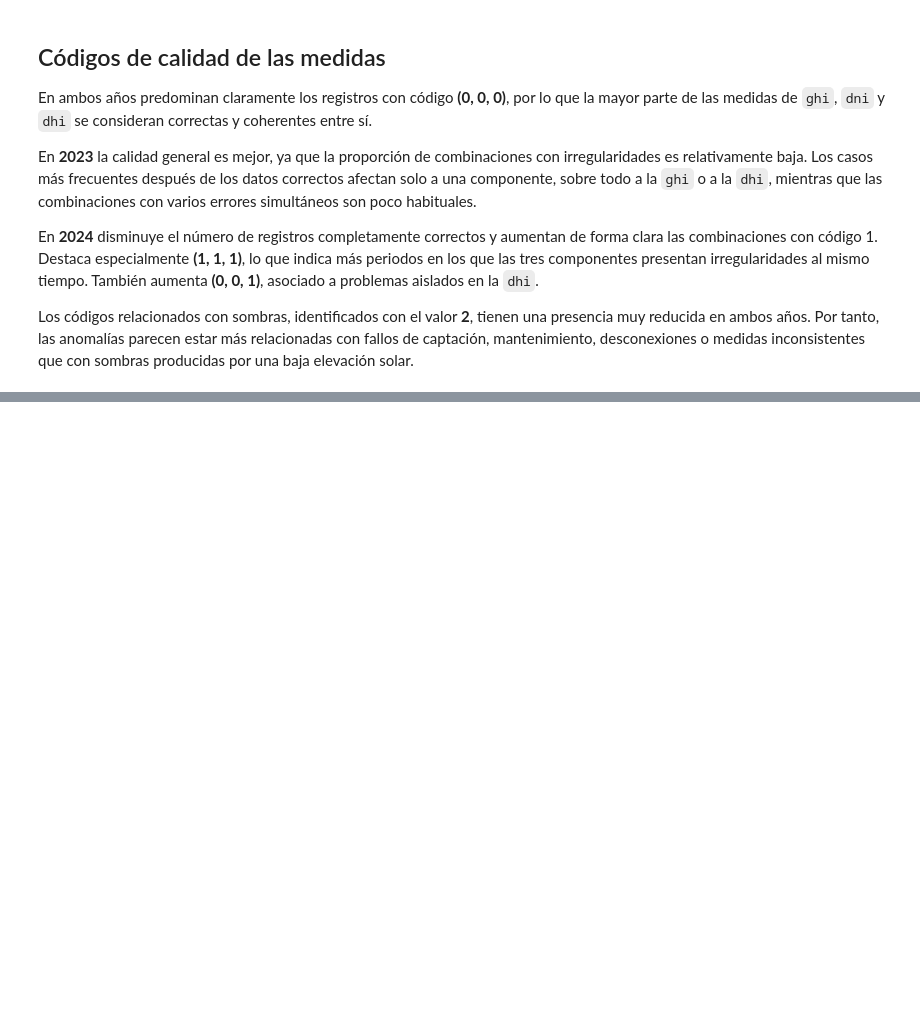
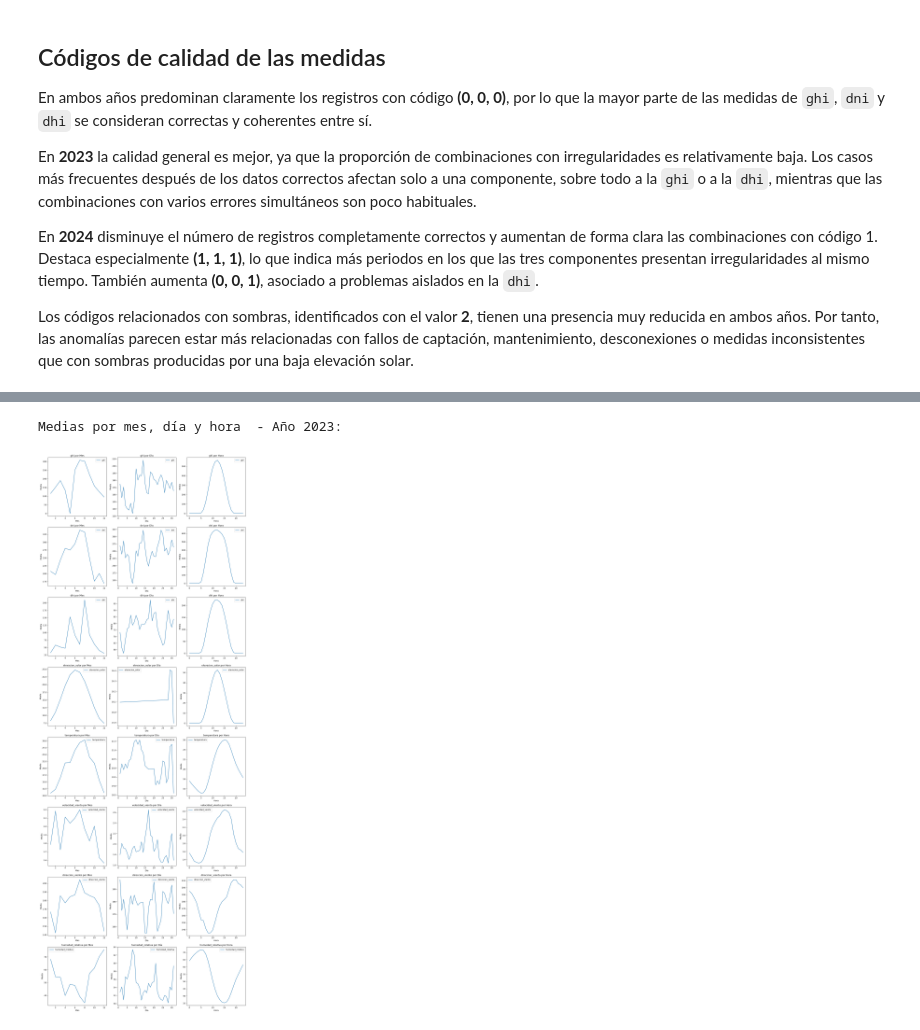
Before and after one commit to zacariasct4/TFM_IEBS, a Jupyter notebook: notebooks/03_initial_eda.ipynb, the cells around one changed output, grey strips where cells are left out. Cells and saved outputs as stored; diff of their text form; code cells hidden in the pictures; blank space fills up the shorter version.

```diff
--- a/notebooks/03_initial_eda.ipynb
+++ b/notebooks/03_initial_eda.ipynb
@@ -117,0 +185,5 @@ Los códigos relacionados con sombras, identificados con el valor **2**, tienen
+# %%
+features_per_time(df, numeric_columns, 2023)
+# %% [output]
+Medias por mes, día y hora  - Año 2023:
+[figure, added]
```
Also changed, not shown: parts of 34 cells of this notebook.
